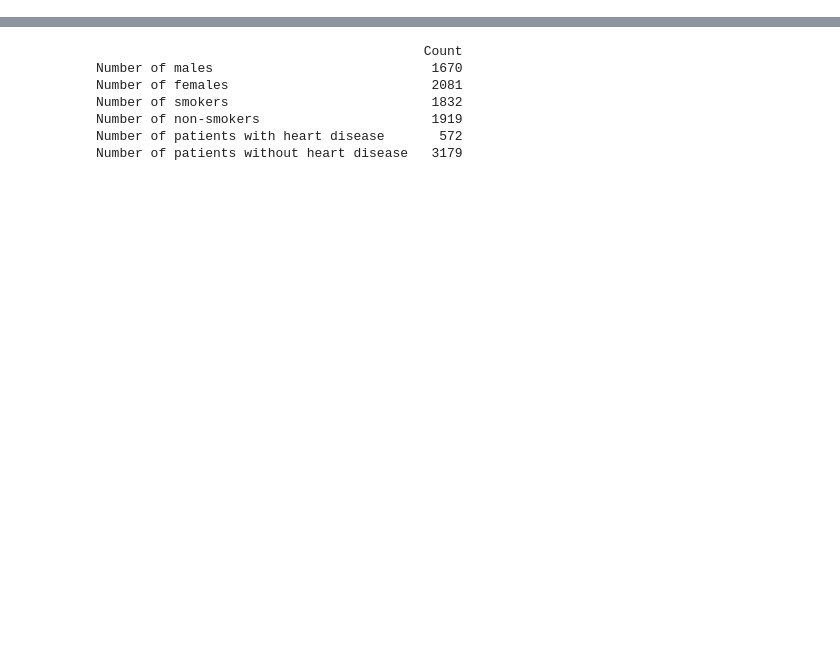
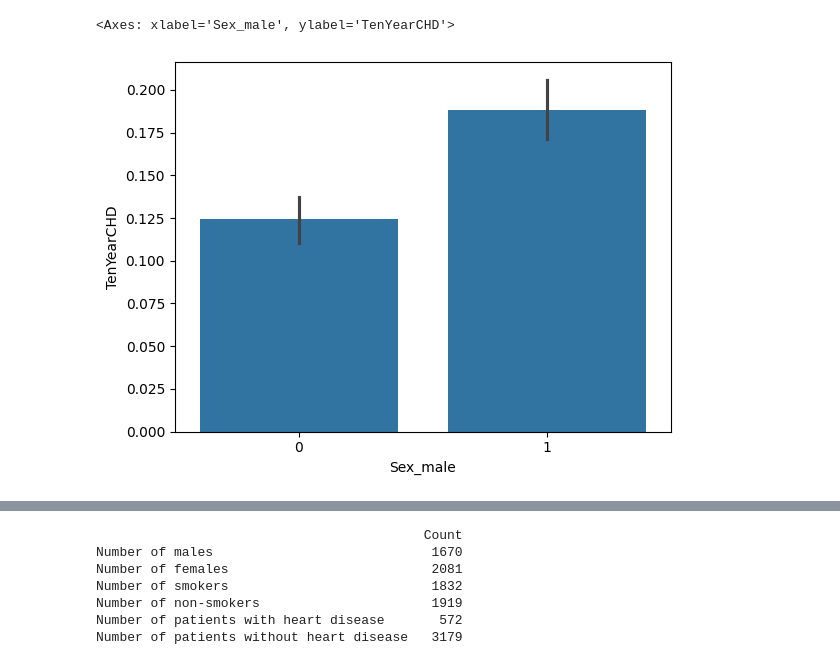
Before and after one commit to alekubala/Logistic_regression, a Jupyter notebook: heart_disease.ipynb, the cells around one changed output, grey strips where cells are left out. Drawn from its saved outputs; the diff is of its cells as text; code cells hidden in the pictures; blank space fills up the shorter version.

```diff
--- a/heart_disease.ipynb
+++ b/heart_disease.ipynb
@@ -46,0 +133,6 @@ memory usage: 497.0 KB
+# %%
+# Visualize distribution of categorical data
+sn.barplot(data=disease_df, x="Sex_male", y="TenYearCHD")
+# %% [output]
+<Axes: xlabel='Sex_male', ylabel='TenYearCHD'>
+[figure, added]
```
Also changed, not shown: parts of 32 cells of this notebook.
